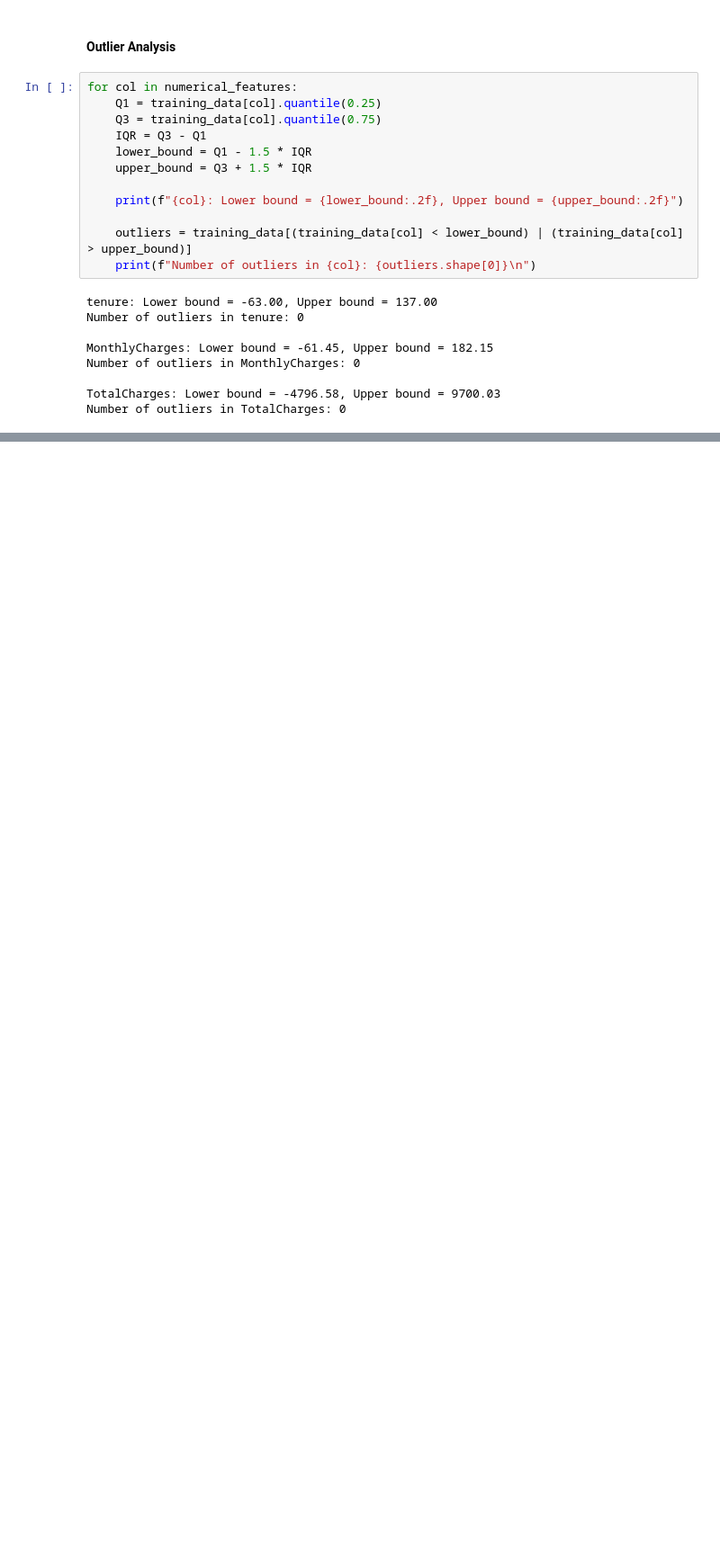
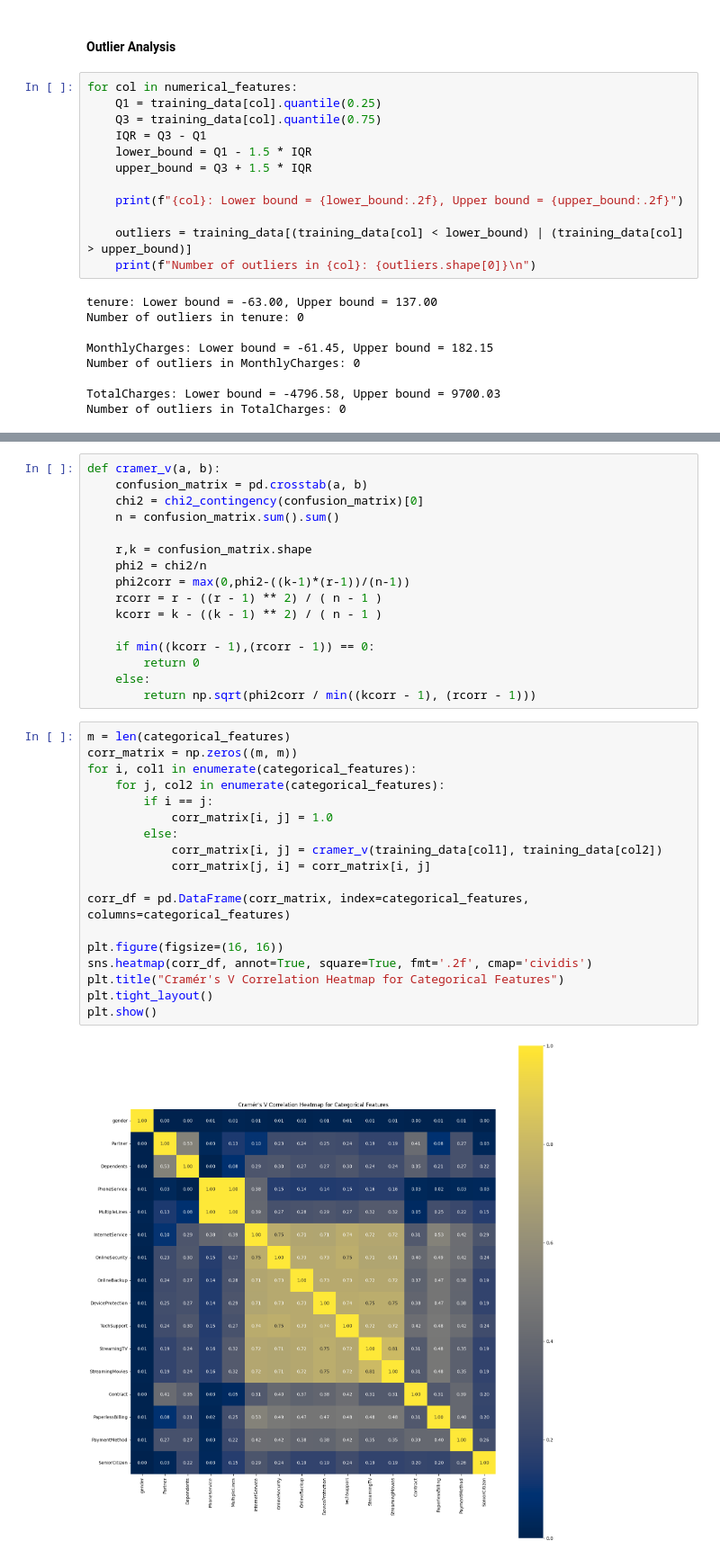
Before and after one commit to payodhi-m/Kaggle_Data, a Jupyter notebook: Predict Customer Churn.ipynb, the cells around one changed output, grey strips where cells are left out. Shown at 90% size. Cells and saved outputs as stored; diff of their text form; blank space fills up the shorter version.

```diff
--- a/Predict Customer Churn.ipynb
+++ b/Predict Customer Churn.ipynb
@@ -243,0 +307,36 @@ Number of outliers in TotalCharges: 0
+# %%
+def cramer_v(a, b):
+    confusion_matrix = pd.crosstab(a, b)
+    chi2 = chi2_contingency(confusion_matrix)[0]
+    n = confusion_matrix.sum().sum()
+
+    r,k = confusion_matrix.shape
+    phi2 = chi2/n
+    phi2corr = max(0,phi2-((k-1)*(r-1))/(n-1))
+    rcorr = r - ((r - 1) ** 2) / ( n - 1 )
+    kcorr = k - ((k - 1) ** 2) / ( n - 1 )
+
+    if min((kcorr - 1),(rcorr - 1)) == 0:
+        return 0
+    else:
+        return np.sqrt(phi2corr / min((kcorr - 1), (rcorr - 1)))
+# %%
+m = len(categorical_features)
+corr_matrix = np.zeros((m, m))
+for i, col1 in enumerate(categorical_features):
+    for j, col2 in enumerate(categorical_features):
+        if i == j:
+            corr_matrix[i, j] = 1.0
+        else:
+            corr_matrix[i, j] = cramer_v(training_data[col1], training_data[col2])
+            corr_matrix[j, i] = corr_matrix[i, j]
+
+corr_df = pd.DataFrame(corr_matrix, index=categorical_features, columns=categorical_features)
+
+plt.figure(figsize=(16, 16))
+sns.heatmap(corr_df, annot=True, square=True, fmt='.2f', cmap='cividis')
+plt.title("Cramér's V Correlation Heatmap for Categorical Features")
+plt.tight_layout()
+plt.show()
+# %% [output]
+[figure, added]
```
Also changed, not shown: parts of 23 cells of this notebook.
